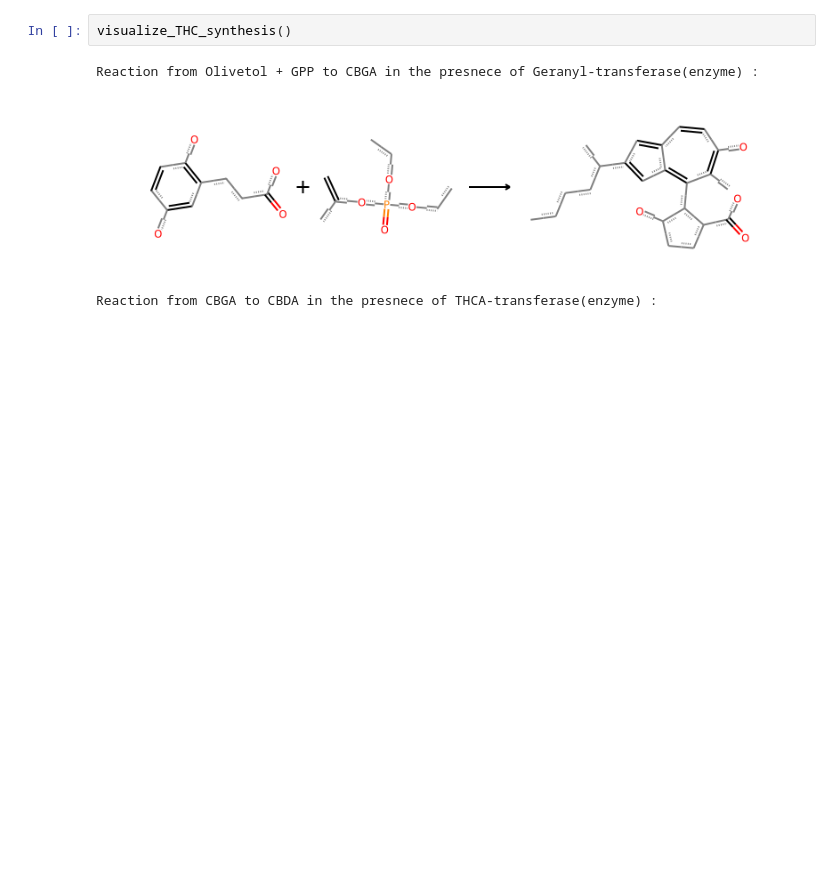
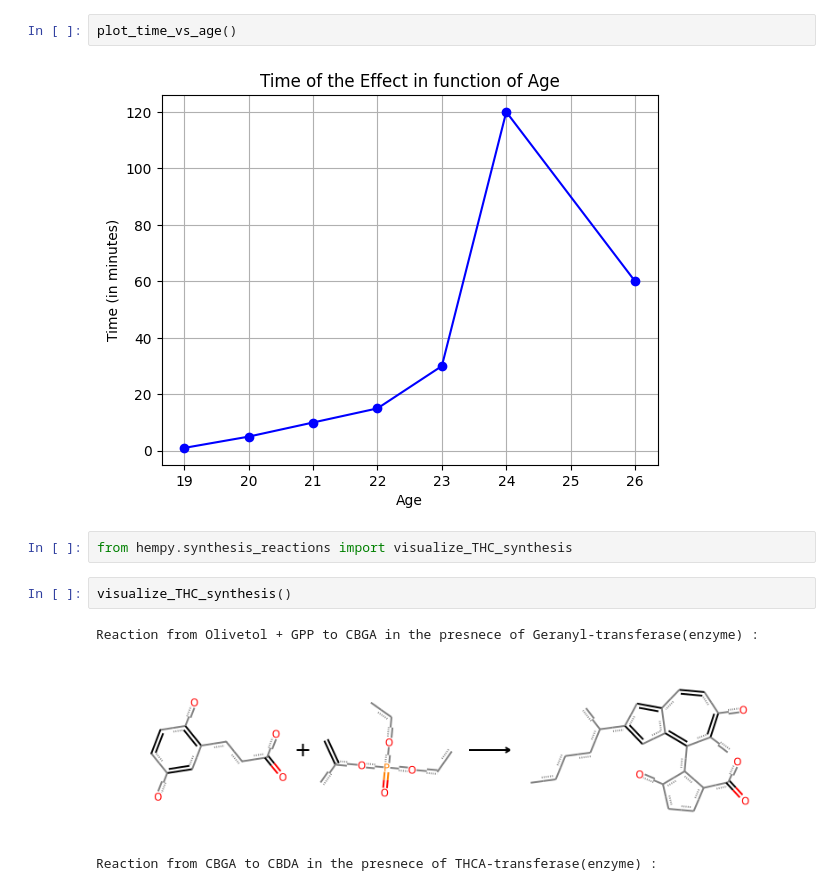
Before and after one commit to i-envy-hades/Hempy, a Jupyter notebook: notebooks/project_report.ipynb, the cells around one changed output. Saved outputs shown, nothing was run; the diff lists cells and outputs as text; blank space fills up the shorter version.

```diff
--- a/notebooks/project_report.ipynb
+++ b/notebooks/project_report.ipynb
@@ -5,3 +31,9 @@ import hempy
+# %%
+plot_time_vs_age()
+# %% [output]
+[figure, added]
+# %%
+from hempy.synthesis_reactions import visualize_THC_synthesis
 # %%
 visualize_THC_synthesis()
 # %% [output]
```
Also changed, not shown: parts of 13 cells of this notebook, 2 other files.
